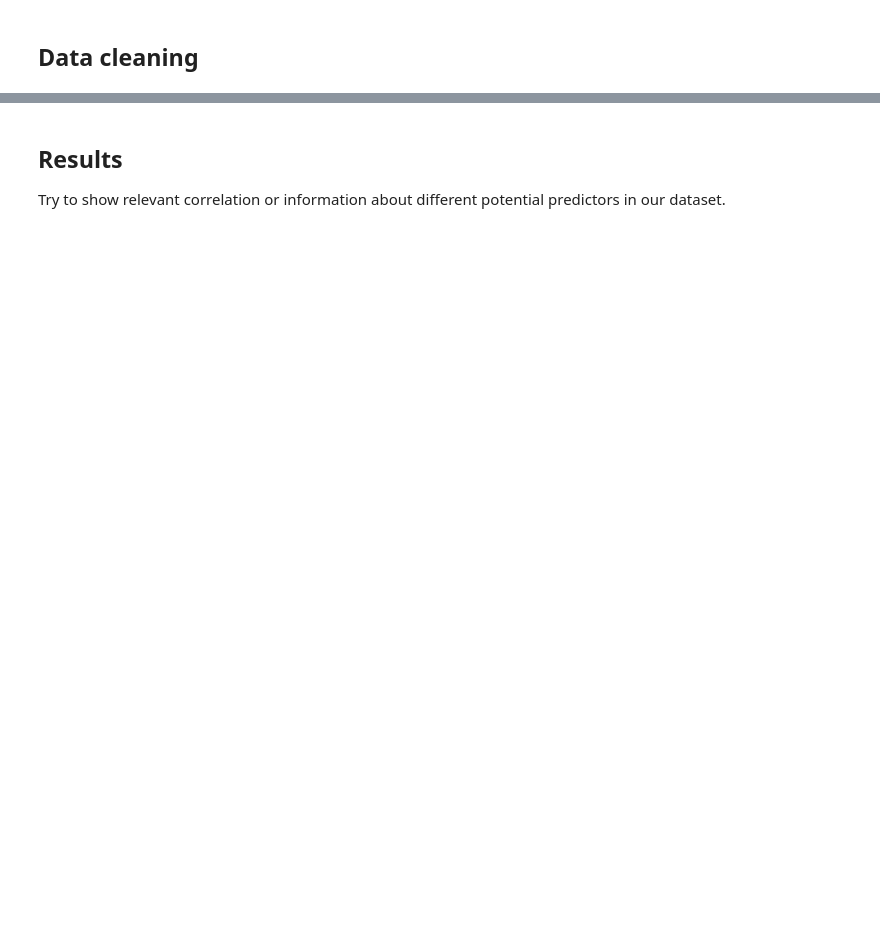
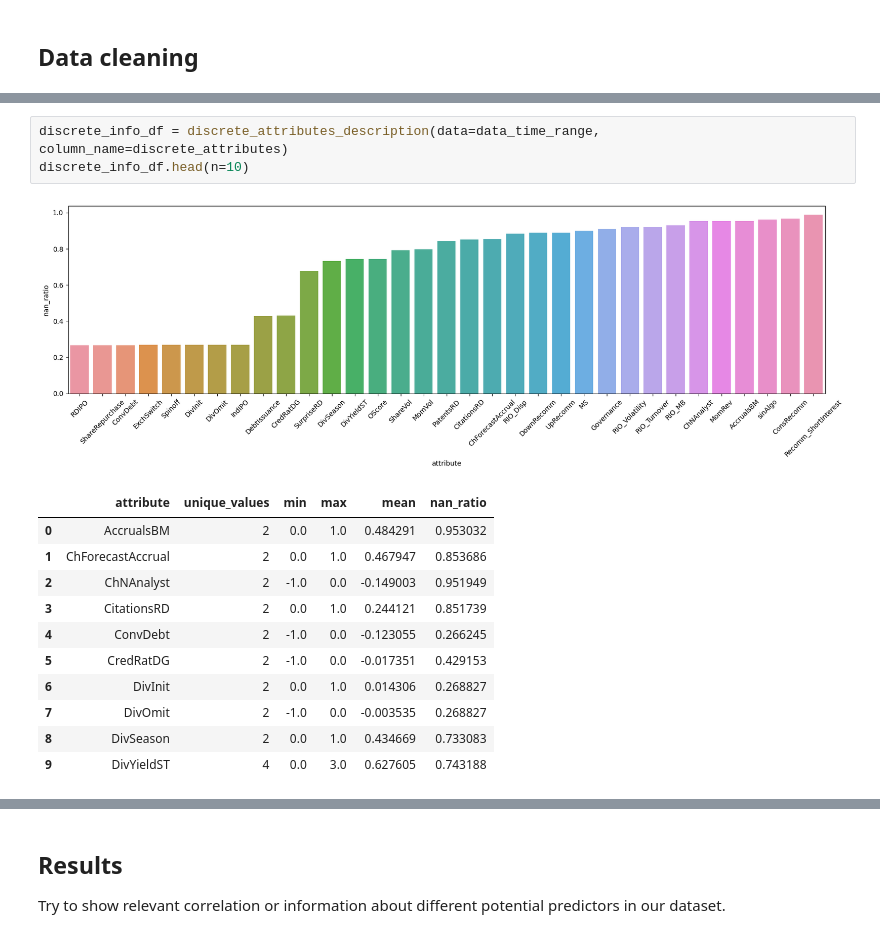
Before and after one commit to paulo-03/final_project_MLFin, a Jupyter notebook: data_analysis.ipynb, the cells around one changed output, grey strips where cells are left out. Saved outputs shown, nothing was run; the diff lists cells and outputs as text; blank space fills up the shorter version.

```diff
--- a/data_analysis.ipynb
+++ b/data_analysis.ipynb
@@ -136,0 +189,16 @@ Number of selected attributes: 118
+# %%
+discrete_info_df = discrete_attributes_description(data=data_time_range, column_name=discrete_attributes)
+discrete_info_df.head(n=10)
+# %% [output]
+[figure, added]
+|  | attribute | unique_values | min | max | mean | nan_ratio |
+| 0 | AccrualsBM | 2 | 0.0 | 1.0 | 0.484291 | 0.953032 |
+| 1 | ChForecastAccrual | 2 | 0.0 | 1.0 | 0.467947 | 0.853686 |
+| 2 | ChNAnalyst | 2 | -1.0 | 0.0 | -0.149003 | 0.951949 |
+| 3 | CitationsRD | 2 | 0.0 | 1.0 | 0.244121 | 0.851739 |
+| 4 | ConvDebt | 2 | -1.0 | 0.0 | -0.123055 | 0.266245 |
+| 5 | CredRatDG | 2 | -1.0 | 0.0 | -0.017351 | 0.429153 |
+| 6 | DivInit | 2 | 0.0 | 1.0 | 0.014306 | 0.268827 |
+| 7 | DivOmit | 2 | -1.0 | 0.0 | -0.003535 | 0.268827 |
+| 8 | DivSeason | 2 | 0.0 | 1.0 | 0.434669 | 0.733083 |
+| 9 | DivYieldST | 4 | 0.0 | 3.0 | 0.627605 | 0.743188 |
```
Also changed, not shown: parts of 11 cells of this notebook, 4 other files.
